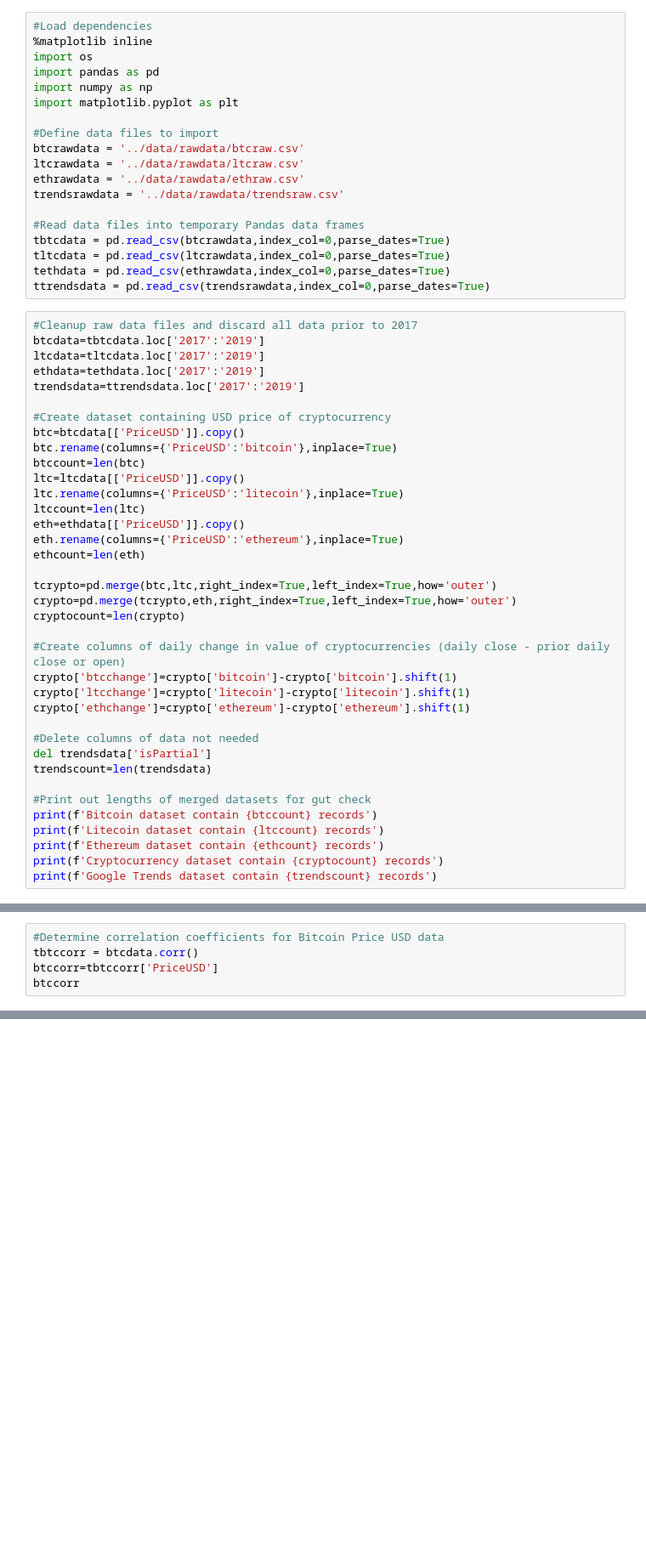
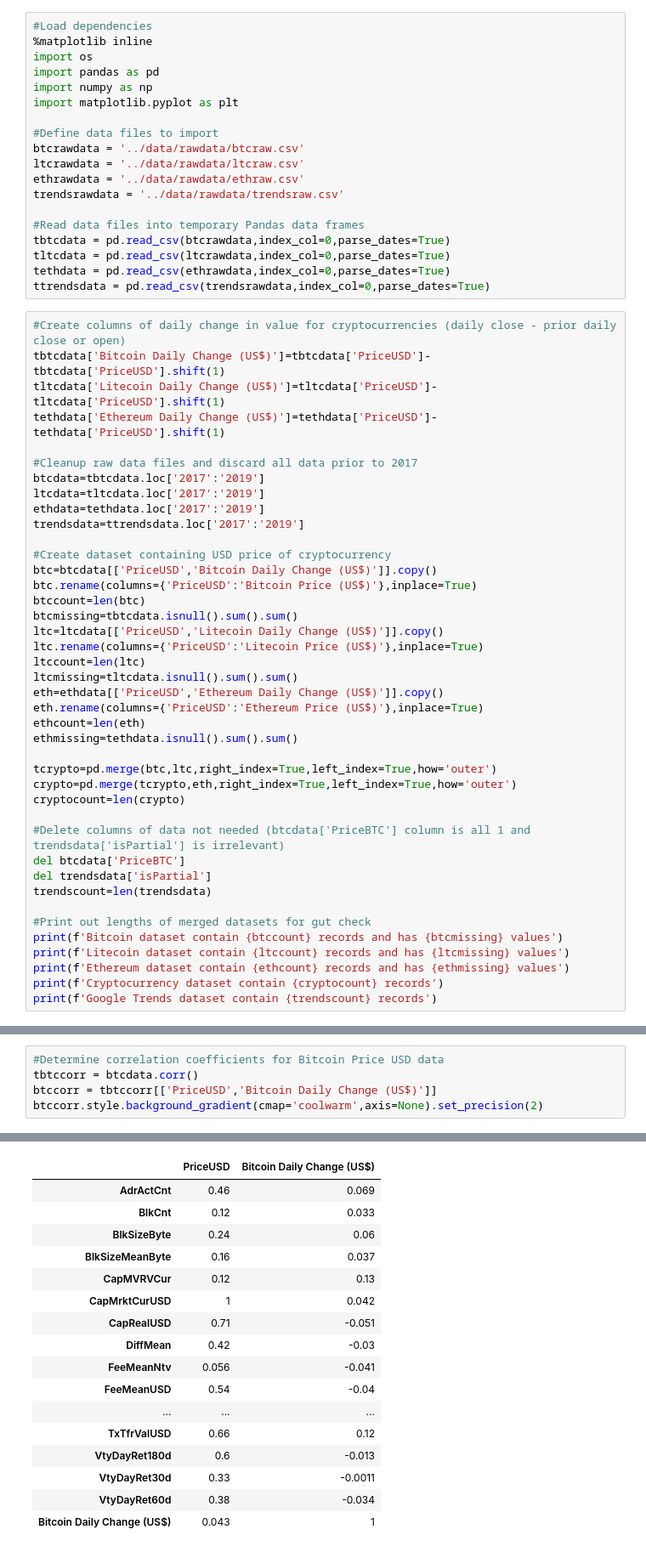
Before and after one commit to fpwirth/Data-Analytics-Project-1, a Jupyter notebook: notebooks/Philipanalysisnotebook.ipynb, the cells around one changed output, grey strips where cells are left out. Shown at 85% size. Saved outputs shown, nothing was run; the diff lists cells and outputs as text; blank space fills up the shorter version.

```diff
--- a/notebooks/Philipanalysisnotebook.ipynb
+++ b/notebooks/Philipanalysisnotebook.ipynb
@@ -18,6 +18,11 @@ tltcdata = pd.read_csv(ltcrawdata,index_col=0,parse_dates=True)
 tethdata = pd.read_csv(ethrawdata,index_col=0,parse_dates=True)
 ttrendsdata = pd.read_csv(trendsrawdata,index_col=0,parse_dates=True)
 # %%
+#Create columns of daily change in value for cryptocurrencies (daily close - prior daily close or open)
+tbtcdata['Bitcoin Daily Change (US$)']=tbtcdata['PriceUSD']-tbtcdata['PriceUSD'].shift(1)
+tltcdata['Litecoin Daily Change (US$)']=tltcdata['PriceUSD']-tltcdata['PriceUSD'].shift(1)
+tethdata['Ethereum Daily Change (US$)']=tethdata['PriceUSD']-tethdata['PriceUSD'].shift(1)
+
 #Cleanup raw data files and discard all data prior to 2017
 btcdata=tbtcdata.loc['2017':'2019']
 ltcdata=tltcdata.loc['2017':'2019']
@@ -25,33 +30,32 @@ ethdata=tethdata.loc['2017':'2019']
 trendsdata=ttrendsdata.loc['2017':'2019']
 
 #Create dataset containing USD price of cryptocurrency
-btc=btcdata[['PriceUSD']].copy()
-btc.rename(columns={'PriceUSD':'bitcoin'},inplace=True)
+btc=btcdata[['PriceUSD','Bitcoin Daily Change (US$)']].copy()
+btc.rename(columns={'PriceUSD':'Bitcoin Price (US$)'},inplace=True)
 btccount=len(btc)
-ltc=ltcdata[['PriceUSD']].copy()
-ltc.rename(columns={'PriceUSD':'litecoin'},inplace=True)
+btcmissing=tbtcdata.isnull().sum().sum()
+ltc=ltcdata[['PriceUSD','Litecoin Daily Change (US$)']].copy()
+ltc.rename(columns={'PriceUSD':'Litecoin Price (US$)'},inplace=True)
 ltccount=len(ltc)
-eth=ethdata[['PriceUSD']].copy()
-eth.rename(columns={'PriceUSD':'ethereum'},inplace=True)
+ltcmissing=tltcdata.isnull().sum().sum()
+eth=ethdata[['PriceUSD','Ethereum Daily Change (US$)']].copy()
+eth.rename(columns={'PriceUSD':'Ethereum Price (US$)'},inplace=True)
 ethcount=len(eth)
+ethmissing=tethdata.isnull().sum().sum()
 
 tcrypto=pd.merge(btc,ltc,right_index=True,left_index=True,how='outer')
 crypto=pd.merge(tcrypto,eth,right_index=True,left_index=True,how='outer')
 cryptocount=len(crypto)
 
-#Create columns of daily change in value of cryptocurrencies (daily close - prior daily close or open)
-crypto['btcchange']=crypto['bitcoin']-crypto['bitcoin'].shift(1)
-crypto['ltcchange']=crypto['litecoin']-crypto['litecoin'].shift(1)
-crypto['ethchange']=crypto['ethereum']-crypto['ethereum'].shift(1)
-
-#Delete columns of data not needed
+#Delete columns of data not needed (btcdata['PriceBTC'] column is all 1 and trendsdata['isPartial'] is irrelevant)
+del btcdata['PriceBTC']
 del trendsdata['isPartial']
 trendscount=len(trendsdata)
 
 #Print out lengths of merged datasets for gut check
-print(f'Bitcoin dataset contain {btccount} records')
-print(f'Litecoin dataset contain {ltccount} records')
-print(f'Ethereum dataset contain {ethcount} records')
+print(f'Bitcoin dataset contain {btccount} records and has {btcmissing} values')
+print(f'Litecoin dataset contain {ltccount} records and has {ltcmissing} values')
+print(f'Ethereum dataset contain {ethcount} records and has {ethmissing} values')
 print(f'Cryptocurrency dataset contain {cryptocount} records')
 print(f'Google Trends dataset contain {trendscount} records')
 # %% [output]
@@ -77,6 +90,6 @@ Google Trends dataset contain 151 records
 # %%
 #Determine correlation coefficients for Bitcoin Price USD data
 tbtccorr = btcdata.corr()
-btccorr=tbtccorr['PriceUSD']
-btccorr
+btccorr = tbtccorr[['PriceUSD','Bitcoin Daily Change (US$)']]
+btccorr.style.background_gradient(cmap='coolwarm',axis=None).set_precision(2)
 # %% [output]
@@ -99,0 +96,17 @@ Name: PriceUSD, dtype: float64
+|  | PriceUSD | Bitcoin Daily Change (US$) |
+| AdrActCnt | 0.46 | 0.069 |
+| BlkCnt | 0.12 | 0.033 |
+| BlkSizeByte | 0.24 | 0.06 |
+| BlkSizeMeanByte | 0.16 | 0.037 |
+| CapMVRVCur | 0.12 | 0.13 |
+| CapMrktCurUSD | 1 | 0.042 |
+| CapRealUSD | 0.71 | -0.051 |
+| DiffMean | 0.42 | -0.03 |
+| FeeMeanNtv | 0.056 | -0.041 |
+| FeeMeanUSD | 0.54 | -0.04 |
+| ... | ... | ... |
+| TxTfrValUSD | 0.66 | 0.12 |
+| VtyDayRet180d | 0.6 | -0.013 |
+| VtyDayRet30d | 0.33 | -0.0011 |
+| VtyDayRet60d | 0.38 | -0.034 |
+| Bitcoin Daily Change (US$) | 0.043 | 1 |
```
Also changed, not shown: parts of 23 cells of this notebook.
